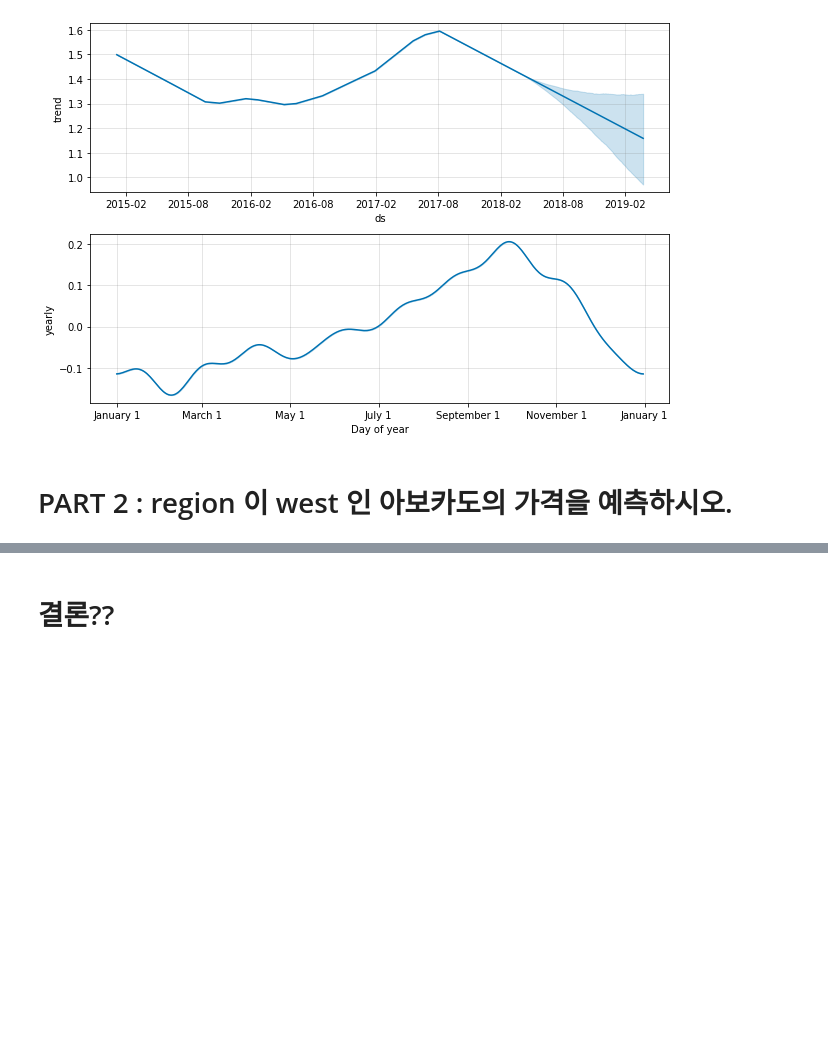
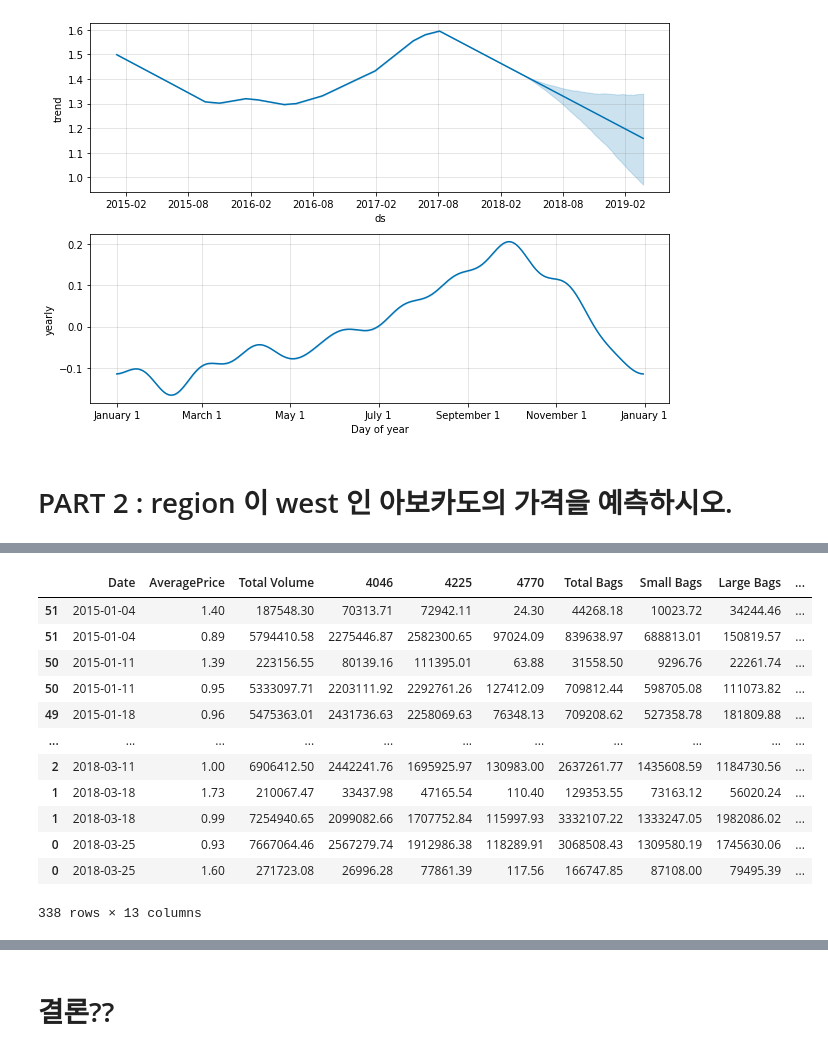
Before and after one commit to leopard4/yh-k3, a Jupyter notebook: 딥러닝강의파일/16_Avocado_Prices_Prediction.ipynb, the cells around one changed output, grey strips where cells are left out. Drawn from its saved outputs; the diff is of its cells as text; code cells hidden in the pictures; blank space fills up the shorter version.

```diff
--- a/딥러닝강의파일/16_Avocado_Prices_Prediction.ipynb
+++ b/딥러닝강의파일/16_Avocado_Prices_Prediction.ipynb
@@ -280,2 +300,18 @@ plt.savefig('chart2.jpg')
+# %%
+avocado_df_sample = df.loc[ df['region'] == 'West' ,  ]
 # %%
-avocado_df_sample =
+avocado_df_sample
+# %% [output]
+|  | Date | AveragePrice | Total Volume | 4046 | 4225 | 4770 | Total Bags | Small Bags | Large Bags | ... |
+| 51 | 2015-01-04 | 1.40 | 187548.30 | 70313.71 | 72942.11 | 24.30 | 44268.18 | 10023.72 | 34244.46 | ... |
+| 51 | 2015-01-04 | 0.89 | 5794410.58 | 2275446.87 | 2582300.65 | 97024.09 | 839638.97 | 688813.01 | 150819.57 | ... |
+| 50 | 2015-01-11 | 1.39 | 223156.55 | 80139.16 | 111395.01 | 63.88 | 31558.50 | 9296.76 | 22261.74 | ... |
+| 50 | 2015-01-11 | 0.95 | 5333097.71 | 2203111.92 | 2292761.26 | 127412.09 | 709812.44 | 598705.08 | 111073.82 | ... |
+| 49 | 2015-01-18 | 0.96 | 5475363.01 | 2431736.63 | 2258069.63 | 76348.13 | 709208.62 | 527358.78 | 181809.88 | ... |
+| ... | ... | ... | ... | ... | ... | ... | ... | ... | ... | ... |
+| 2 | 2018-03-11 | 1.00 | 6906412.50 | 2442241.76 | 1695925.97 | 130983.00 | 2637261.77 | 1435608.59 | 1184730.56 | ... |
+| 1 | 2018-03-18 | 1.73 | 210067.47 | 33437.98 | 47165.54 | 110.40 | 129353.55 | 73163.12 | 56020.24 | ... |
+| 1 | 2018-03-18 | 0.99 | 7254940.65 | 2099082.66 | 1707752.84 | 115997.93 | 3332107.22 | 1333247.05 | 1982086.02 | ... |
+| 0 | 2018-03-25 | 0.93 | 7667064.46 | 2567279.74 | 1912986.38 | 118289.91 | 3068508.43 | 1309580.19 | 1745630.06 | ... |
+| 0 | 2018-03-25 | 1.60 | 271723.08 | 26996.28 | 77861.39 | 117.56 | 166747.85 | 87108.00 | 79495.39 | ... |
+338 rows × 13 columns
```
Also changed, not shown: parts of 10 cells of this notebook.
